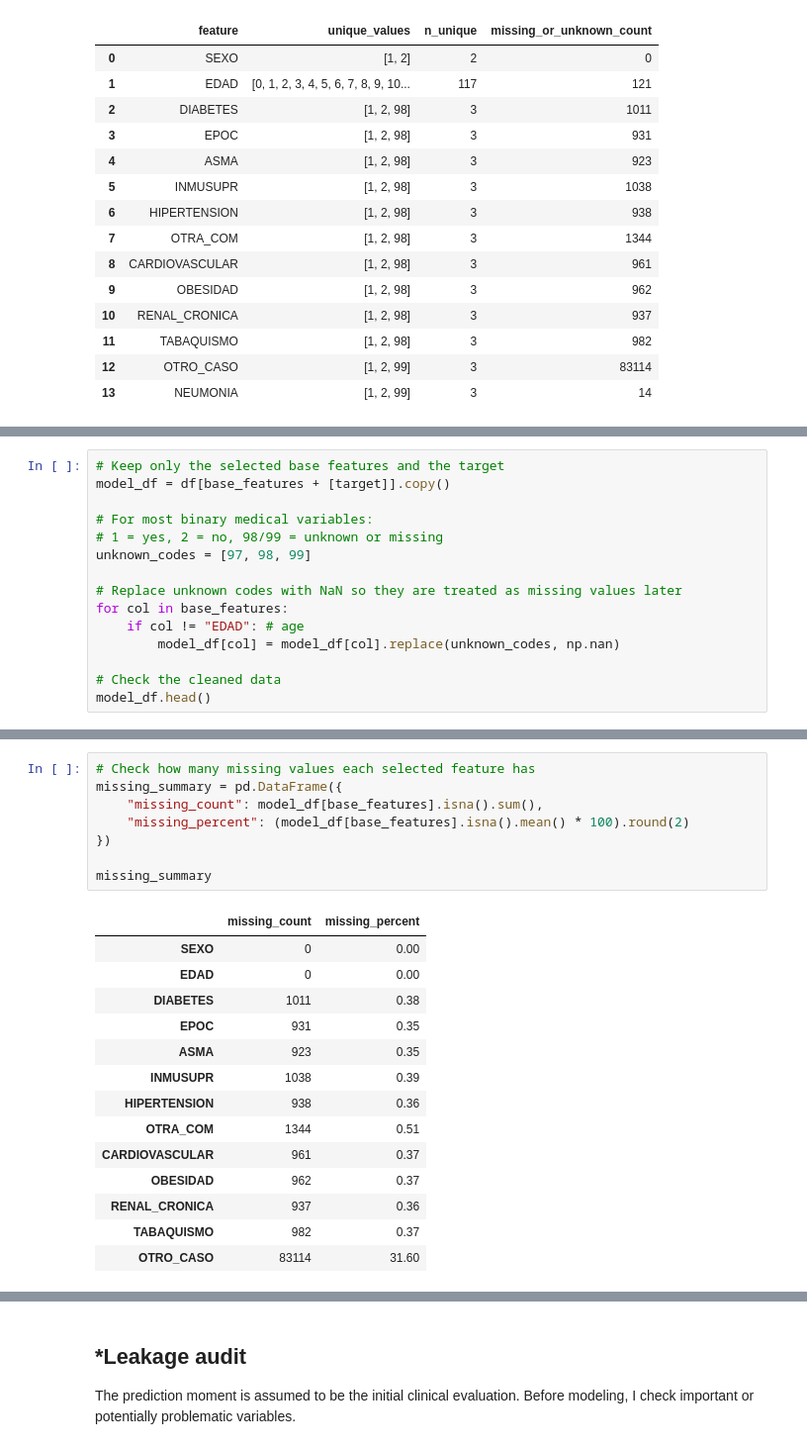
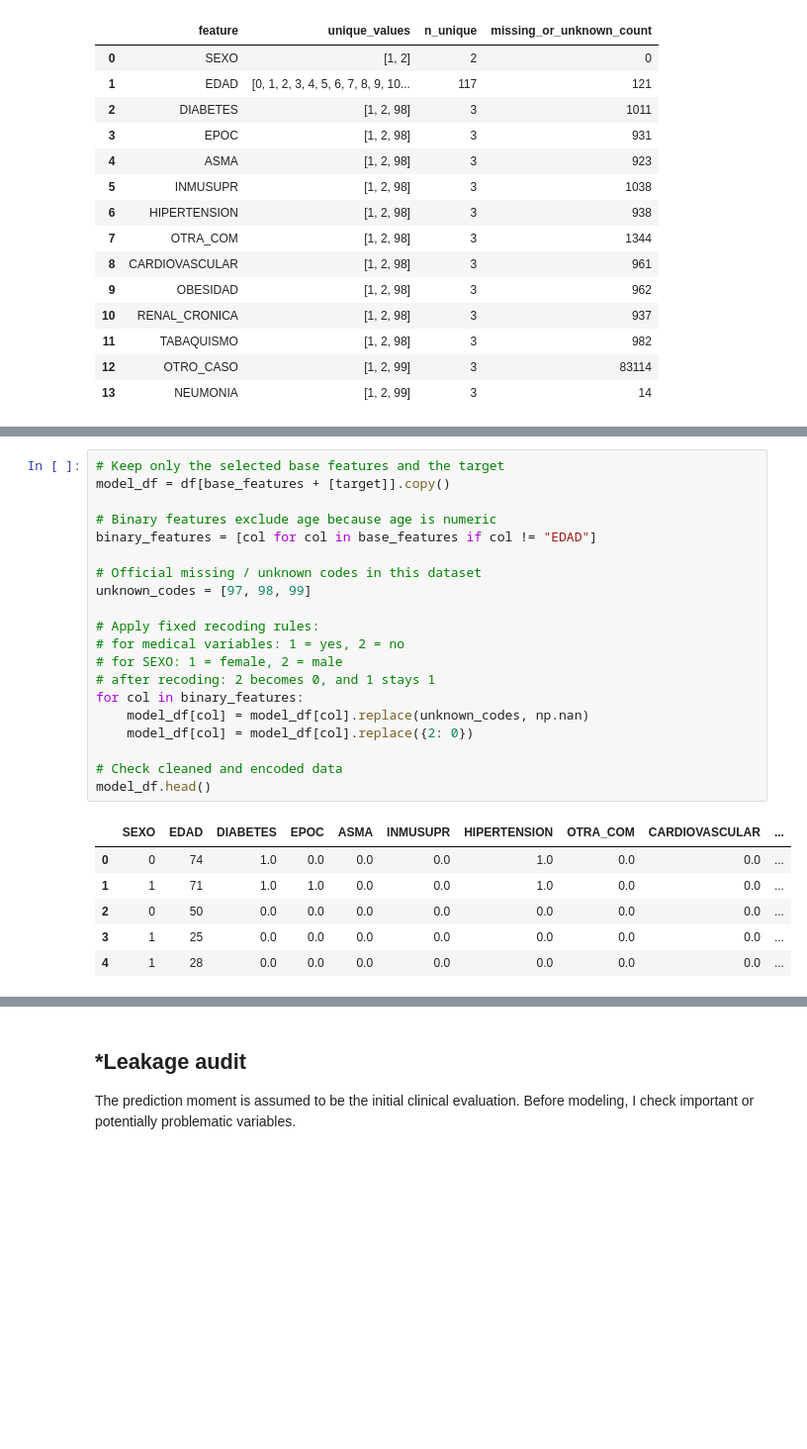
Before and after one commit to DiegoGarces95/Machine_Learning_COVID19, a Jupyter notebook: yuqi_mlproj.ipynb, the cells around one changed output, grey strips where cells are left out. Shown at 99% size. Saved outputs shown, nothing was run; the diff lists cells and outputs as text; blank space fills up the shorter version.

Commit message:
models definition, binary feature encoding, preprocessing pipline

```diff
--- a/yuqi_mlproj.ipynb
+++ b/yuqi_mlproj.ipynb
@@ -194,17 +194,2 @@ pd.DataFrame(feature_summary)
 
 I create a smaller dataset with the selected features and the target. Unavailable values such as `98` and `99` are treated as missing.
-# %%
-# Keep only the selected base features and the target
-model_df = df[base_features + [target]].copy()
-
-# For most binary medical variables:
-# 1 = yes, 2 = no, 98/99 = unknown or missing
-unknown_codes = [97, 98, 99]
-
-# Replace unknown codes with NaN so they are treated as missing values later
-for col in base_features:
-    if col != "EDAD": # age
-        model_df[col] = model_df[col].replace(unknown_codes, np.nan)
-
-# Check the cleaned data
-model_df.head()
@@ -218,23 +196,27 @@ model_df.head()
-# %%
-# Check how many missing values each selected feature has
-missing_summary = pd.DataFrame({
-    "missing_count": model_df[base_features].isna().sum(),
-    "missing_percent": (model_df[base_features].isna().mean() * 100).round(2)
-})
-
-missing_summary
-# %% [output]
-|  | missing_count | missing_percent |
-| SEXO | 0 | 0.00 |
-| EDAD | 0 | 0.00 |
-| DIABETES | 1011 | 0.38 |
-| EPOC | 931 | 0.35 |
-| ASMA | 923 | 0.35 |
-| INMUSUPR | 1038 | 0.39 |
-| HIPERTENSION | 938 | 0.36 |
-| OTRA_COM | 1344 | 0.51 |
-| CARDIOVASCULAR | 961 | 0.37 |
-| OBESIDAD | 962 | 0.37 |
-| RENAL_CRONICA | 937 | 0.36 |
-| TABAQUISMO | 982 | 0.37 |
-| OTRO_CASO | 83114 | 31.60 |
+# %%
+# Keep only the selected base features and the target
+model_df = df[base_features + [target]].copy()
+
+# Binary features exclude age because age is numeric
+binary_features = [col for col in base_features if col != "EDAD"]
+
+# Official missing / unknown codes in this dataset
+unknown_codes = [97, 98, 99]
+
+# Apply fixed recoding rules:
+# for medical variables: 1 = yes, 2 = no
+# for SEXO: 1 = female, 2 = male
+# after recoding: 2 becomes 0, and 1 stays 1
+for col in binary_features:
+    model_df[col] = model_df[col].replace(unknown_codes, np.nan)
+    model_df[col] = model_df[col].replace({2: 0})
+
+# Check cleaned and encoded data
+model_df.head()
+# %% [output]
+|  | SEXO | EDAD | DIABETES | EPOC | ASMA | INMUSUPR | HIPERTENSION | OTRA_COM | CARDIOVASCULAR | ... |
+| 0 | 0 | 74 | 1.0 | 0.0 | 0.0 | 0.0 | 1.0 | 0.0 | 0.0 | ... |
+| 1 | 1 | 71 | 1.0 | 1.0 | 0.0 | 0.0 | 1.0 | 0.0 | 0.0 | ... |
+| 2 | 0 | 50 | 0.0 | 0.0 | 0.0 | 0.0 | 0.0 | 0.0 | 0.0 | ... |
+| 3 | 1 | 25 | 0.0 | 0.0 | 0.0 | 0.0 | 0.0 | 0.0 | 0.0 | ... |
+| 4 | 1 | 28 | 0.0 | 0.0 | 0.0 | 0.0 | 0.0 | 0.0 | 0.0 | ... |
```
Also changed, not shown: parts of 39 cells of this notebook.
